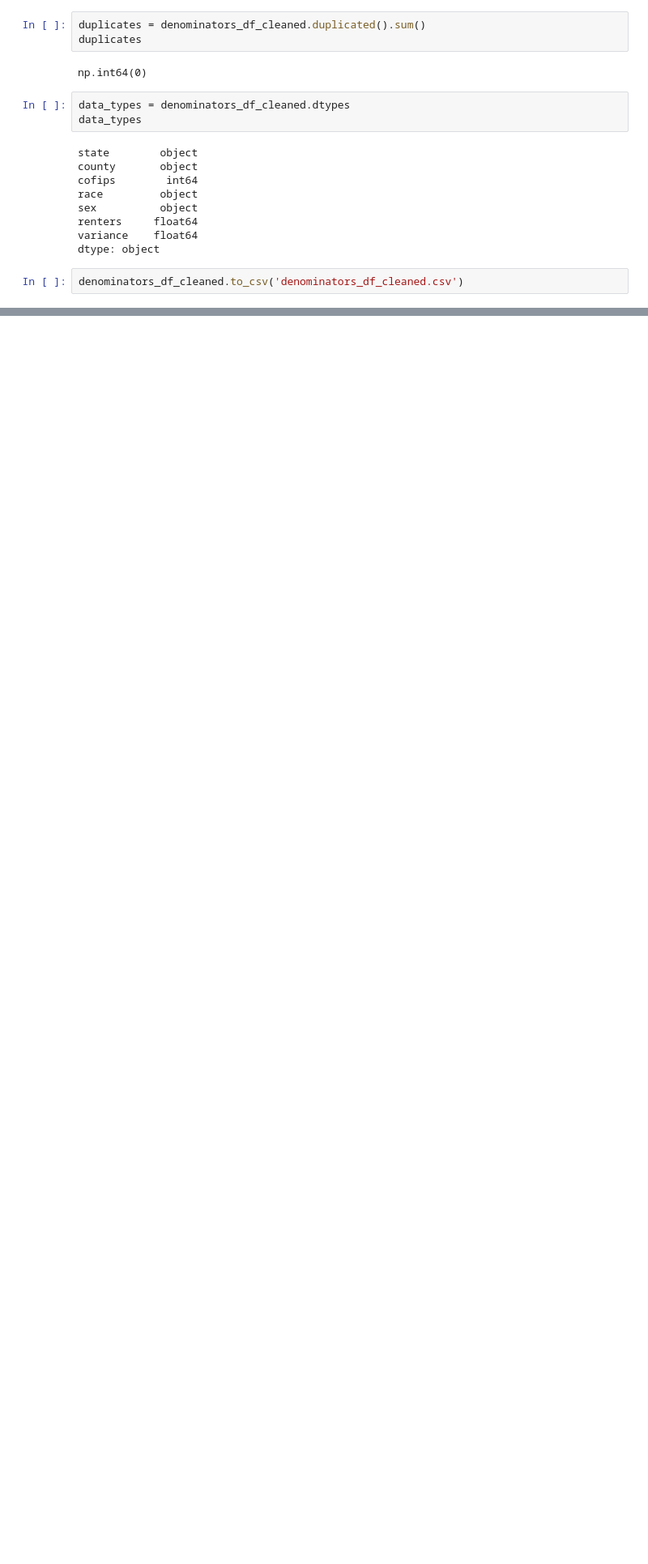
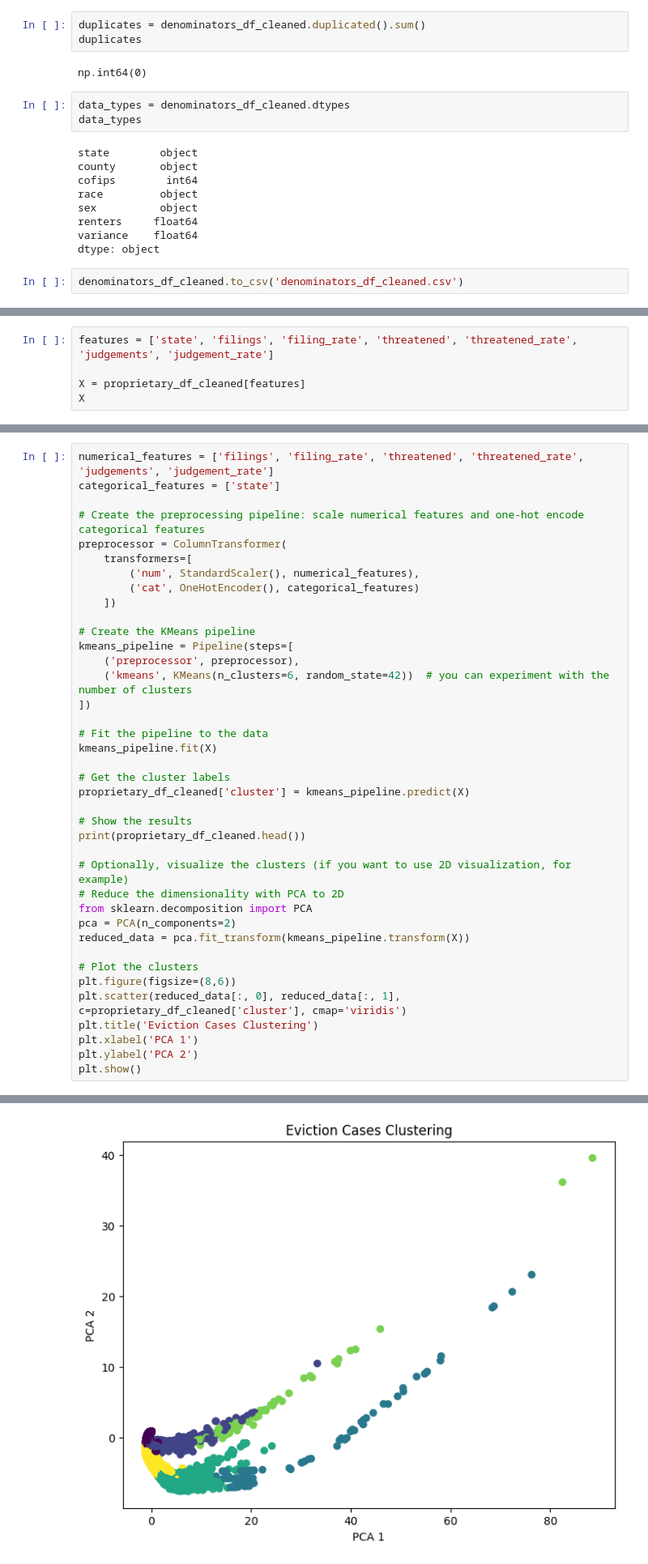
Before and after one commit to achoi1107/eviction_pattern_project, a Jupyter notebook: data_management.ipynb, the cells around one changed output, grey strips where cells are left out. Shown at 81% size. Drawn from its saved outputs; the diff is of its cells as text; blank space fills up the shorter version.

Commit message:
final updates in data_practice

```diff
--- a/data_management.ipynb
+++ b/data_management.ipynb
@@ -390,0 +421,5 @@ denominators_df_cleaned.to_csv('denominators_df_cleaned.csv')
+# %%
+features = ['state', 'filings', 'filing_rate', 'threatened', 'threatened_rate', 'judgements', 'judgement_rate']
+
+X = proprietary_df_cleaned[features]
+X
@@ -390,0 +440,40 @@ denominators_df_cleaned.to_csv('denominators_df_cleaned.csv')
+# %%
+numerical_features = ['filings', 'filing_rate', 'threatened', 'threatened_rate', 'judgements', 'judgement_rate']
+categorical_features = ['state']
+
+# Create the preprocessing pipeline: scale numerical features and one-hot encode categorical features
+preprocessor = ColumnTransformer(
+    transformers=[
+        ('num', StandardScaler(), numerical_features),
+        ('cat', OneHotEncoder(), categorical_features)
+    ])
+
+# Create the KMeans pipeline
+kmeans_pipeline = Pipeline(steps=[
+    ('preprocessor', preprocessor),
+    ('kmeans', KMeans(n_clusters=6, random_state=42))  # you can experiment with the number of clusters
+])
+
+# Fit the pipeline to the data
+kmeans_pipeline.fit(X)
+
+# Get the cluster labels
+proprietary_df_cleaned['cluster'] = kmeans_pipeline.predict(X)
+
+# Show the results
+print(proprietary_df_cleaned.head())
+
+# Optionally, visualize the clusters (if you want to use 2D visualization, for example)
+# Reduce the dimensionality with PCA to 2D
+from sklearn.decomposition import PCA
+pca = PCA(n_components=2)
+reduced_data = pca.fit_transform(kmeans_pipeline.transform(X))
+
+# Plot the clusters
+plt.figure(figsize=(8,6))
+plt.scatter(reduced_data[:, 0], reduced_data[:, 1], c=proprietary_df_cleaned['cluster'], cmap='viridis')
+plt.title('Eviction Cases Clustering')
+plt.xlabel('PCA 1')
+plt.ylabel('PCA 2')
+plt.show()
+# %% [output]
@@ -390,0 +493 @@ denominators_df_cleaned.to_csv('denominators_df_cleaned.csv')
+[figure, added]
```
Also changed, not shown: parts of 19 cells of this notebook, 1 other file.
